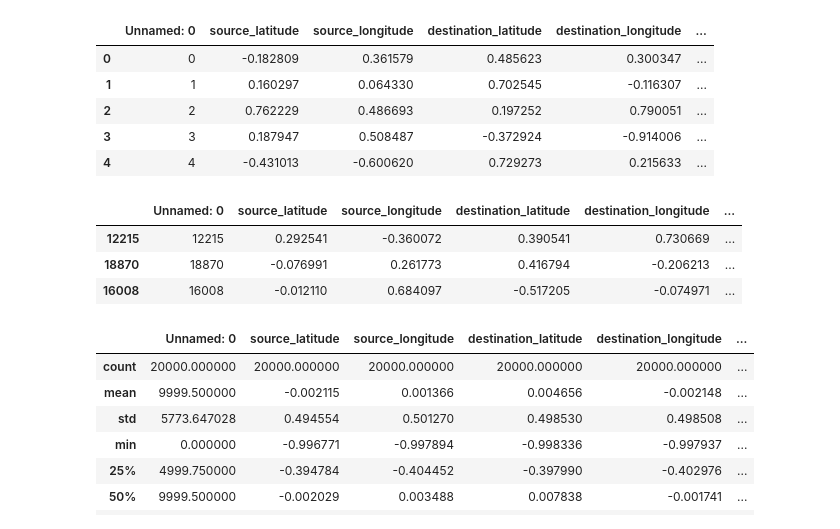
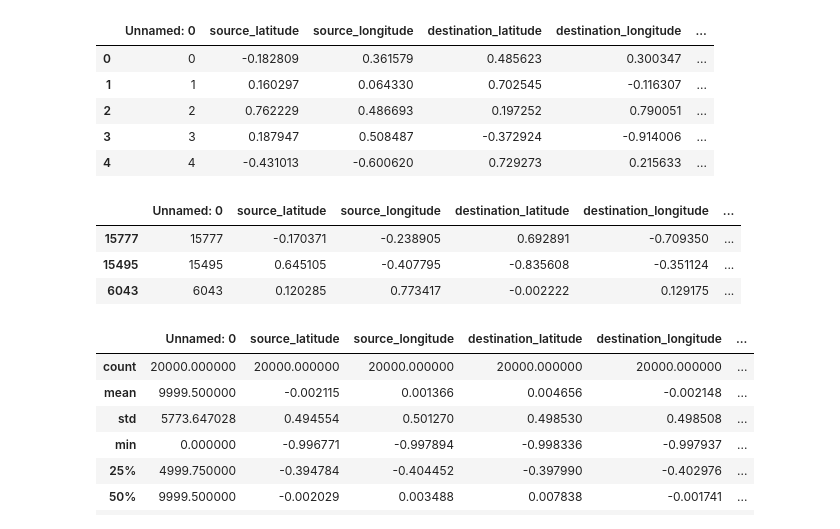
Before and after one commit to QCaudron/ml_101, a Jupyter notebook: 1_Data_import_cleaning_and_vis/01-data-exploration.ipynb, the cells around one changed output. Saved outputs shown, nothing was run; the diff lists cells and outputs as text; code cells hidden in the pictures.

```diff
--- a/1_Data_import_cleaning_and_vis/01-data-exploration.ipynb
+++ b/1_Data_import_cleaning_and_vis/01-data-exploration.ipynb
@@ -17,3 +24,6 @@ import matplotlib.pyplot as plt
 # %%
 # Read in the data. Remember to pass in the full file path!
-data_df = pd.read_csv('../data/commute-times-train.csv')
+training_dataset_path = '../data/commute-times-train.csv'
+testing_dataset_path = '../data/commute-times-test.csv'
+train_data_raw = pd.read_csv(training_dataset_path, parse_dates=['time_of_day_ts'])
+test_data_raw = pd.read_csv(testing_dataset_path, parse_dates=['time_of_day_ts'])
@@ -29,12 +44,12 @@ data_df.head()
 | 4 | 4 | -0.431013 | -0.600620 | 0.729273 | 0.215633 | ... |
 # %%
 # Other options include using .tail() and .sample(). You can specify how many rows of data to see. The default is 5.
-data_df.sample(3)
+train_data_raw.sample(3)
 # %% [output]
 |  | Unnamed: 0 | source_latitude | source_longitude | destination_latitude | destination_longitude | ... |
-| 12215 | 12215 | 0.292541 | -0.360072 | 0.390541 | 0.730669 | ... |
-| 18870 | 18870 | -0.076991 | 0.261773 | 0.416794 | -0.206213 | ... |
-| 16008 | 16008 | -0.012110 | 0.684097 | -0.517205 | -0.074971 | ... |
+| 15777 | 15777 | -0.170371 | -0.238905 | 0.692891 | -0.709350 | ... |
+| 15495 | 15495 | 0.645105 | -0.407795 | -0.835608 | -0.351124 | ... |
+| 6043 | 6043 | 0.120285 | 0.773417 | -0.002222 | 0.129175 | ... |
 # %%
 # Other methods to use to get some information about your dataset. By default, using .describe() provides some summary
 # statistics of what kind of data?
```
Also changed, not shown: parts of 44 cells of this notebook, 3 other files.
